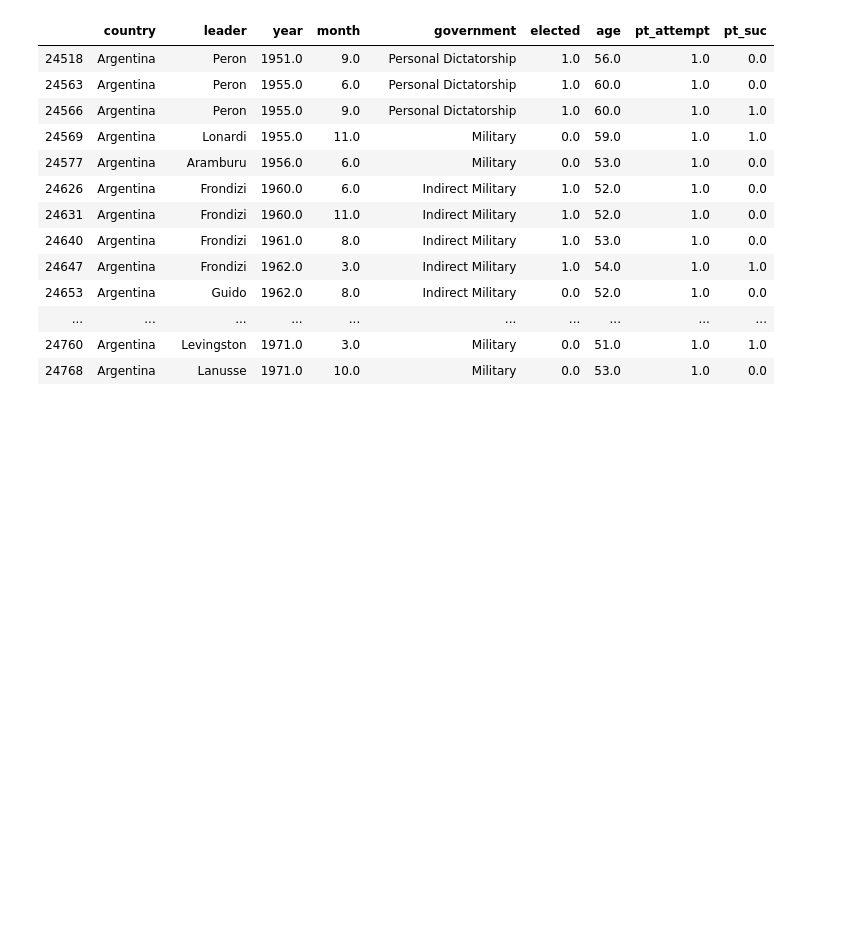
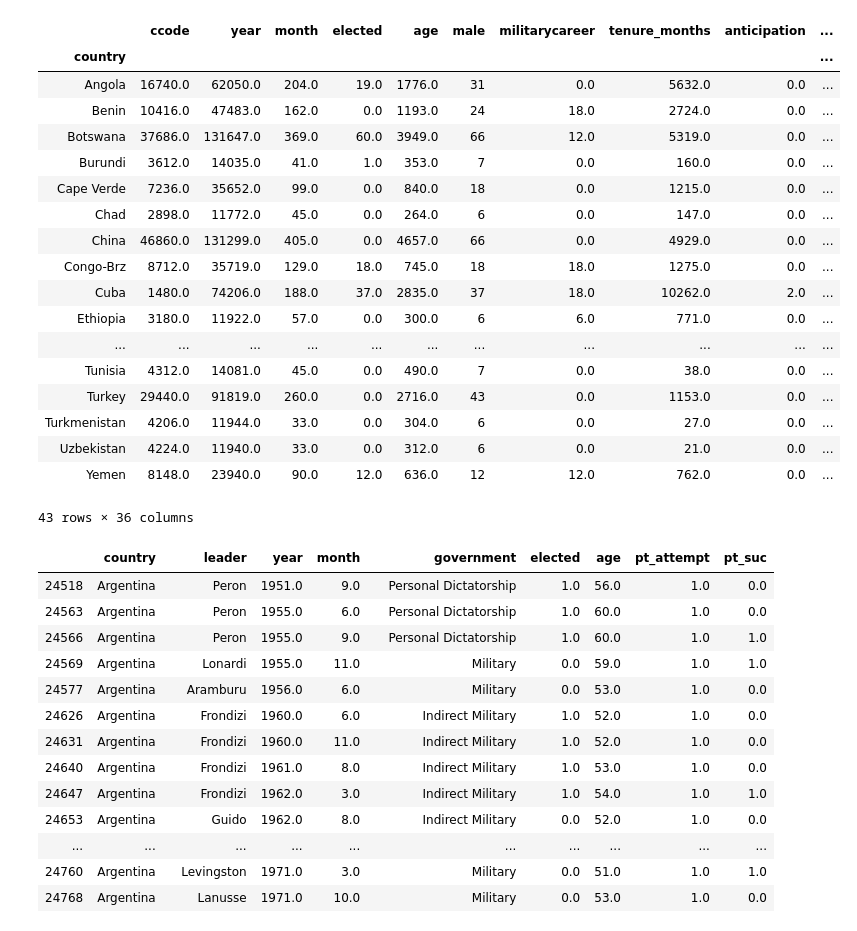
Before and after one commit to taylorjbritt/capstone2, a Jupyter notebook: notebooks/reign_eda.ipynb, the cells around one changed output. Drawn from its saved outputs; the diff is of its cells as text; code cells hidden in the pictures; blank space fills up the shorter version.

```diff
--- a/notebooks/reign_eda.ipynb
+++ b/notebooks/reign_eda.ipynb
@@ -26,0 +25,3 @@ joint_df = reign_df
+# %%
+joint_df = reign_df
+pd.options.display.max_columns = 999
@@ -27,5 +48,30 @@ joint_df = reign_df
 # %%
 pd.options.display.max_rows = 999
+# %%
+reign_df.columns
+
+indirects = reign_df[reign_df['indirect_recent']==1]
+indirects.groupby('country').sum()
+# %% [output]
+|  | ccode | year | month | elected | age | male | militarycareer | tenure_months | anticipation | ... |
+| country |  |  |  |  |  |  |  |  |  | ... |
+| Angola | 16740.0 | 62050.0 | 204.0 | 19.0 | 1776.0 | 31 | 0.0 | 5632.0 | 0.0 | ... |
+| Benin | 10416.0 | 47483.0 | 162.0 | 0.0 | 1193.0 | 24 | 18.0 | 2724.0 | 0.0 | ... |
+| Botswana | 37686.0 | 131647.0 | 369.0 | 60.0 | 3949.0 | 66 | 12.0 | 5319.0 | 0.0 | ... |
+| Burundi | 3612.0 | 14035.0 | 41.0 | 1.0 | 353.0 | 7 | 0.0 | 160.0 | 0.0 | ... |
+| Cape Verde | 7236.0 | 35652.0 | 99.0 | 0.0 | 840.0 | 18 | 0.0 | 1215.0 | 0.0 | ... |
+| Chad | 2898.0 | 11772.0 | 45.0 | 0.0 | 264.0 | 6 | 0.0 | 147.0 | 0.0 | ... |
+| China | 46860.0 | 131299.0 | 405.0 | 0.0 | 4657.0 | 66 | 0.0 | 4929.0 | 0.0 | ... |
+| Congo-Brz | 8712.0 | 35719.0 | 129.0 | 18.0 | 745.0 | 18 | 18.0 | 1275.0 | 0.0 | ... |
+| Cuba | 1480.0 | 74206.0 | 188.0 | 37.0 | 2835.0 | 37 | 18.0 | 10262.0 | 2.0 | ... |
+| Ethiopia | 3180.0 | 11922.0 | 57.0 | 0.0 | 300.0 | 6 | 6.0 | 771.0 | 0.0 | ... |
+| ... | ... | ... | ... | ... | ... | ... | ... | ... | ... | ... |
+| Tunisia | 4312.0 | 14081.0 | 45.0 | 0.0 | 490.0 | 7 | 0.0 | 38.0 | 0.0 | ... |
+| Turkey | 29440.0 | 91819.0 | 260.0 | 0.0 | 2716.0 | 43 | 0.0 | 1153.0 | 0.0 | ... |
+| Turkmenistan | 4206.0 | 11944.0 | 33.0 | 0.0 | 304.0 | 6 | 0.0 | 27.0 | 0.0 | ... |
+| Uzbekistan | 4224.0 | 11940.0 | 33.0 | 0.0 | 312.0 | 6 | 0.0 | 21.0 | 0.0 | ... |
+| Yemen | 8148.0 | 23940.0 | 90.0 | 12.0 | 636.0 | 12 | 12.0 | 762.0 | 0.0 | ... |
+43 rows × 36 columns
 # %%
 coups = reign_df[reign_df['pt_attempt']==1]
 # %%
```
Also changed, not shown: parts of 2 cells of this notebook, 11 other files.
